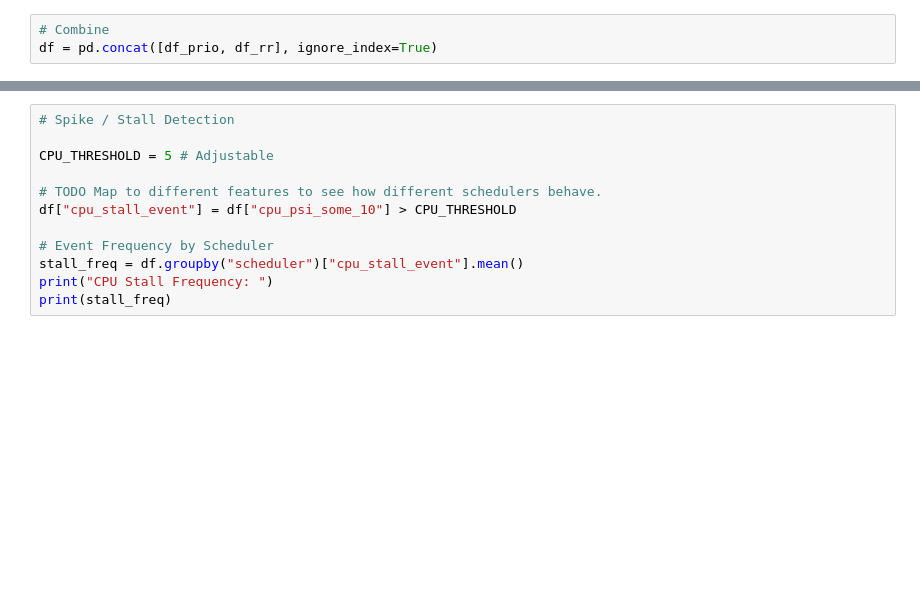
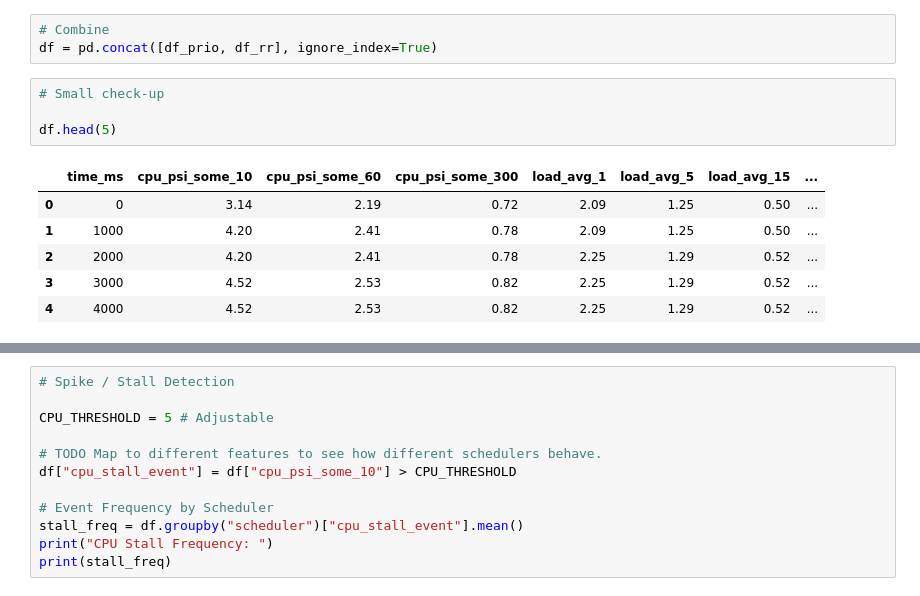
Before and after one commit to dogukanmeral/scx-adapt-experiments, a Jupyter notebook: ml/eda/eda_cpu.ipynb, the cells around one changed output, grey strips where cells are left out. Drawn from its saved outputs; the diff is of its cells as text; blank space fills up the shorter version.

```diff
--- a/ml/eda/eda_cpu.ipynb
+++ b/ml/eda/eda_cpu.ipynb
@@ -68,3 +66,14 @@ df_rr["id"] = df_rr.index + 1
 # %%
 # Combine
 df = pd.concat([df_prio, df_rr], ignore_index=True)
+# %%
+# Small check-up
+
+df.head(5)
+# %% [output]
+|  | time_ms | cpu_psi_some_10 | cpu_psi_some_60 | cpu_psi_some_300 | load_avg_1 | load_avg_5 | load_avg_15 | ... |
+| 0 | 0 | 3.14 | 2.19 | 0.72 | 2.09 | 1.25 | 0.50 | ... |
+| 1 | 1000 | 4.20 | 2.41 | 0.78 | 2.09 | 1.25 | 0.50 | ... |
+| 2 | 2000 | 4.20 | 2.41 | 0.78 | 2.25 | 1.29 | 0.52 | ... |
+| 3 | 3000 | 4.52 | 2.53 | 0.82 | 2.25 | 1.29 | 0.52 | ... |
+| 4 | 4000 | 4.52 | 2.53 | 0.82 | 2.25 | 1.29 | 0.52 | ... |
```
Also changed, not shown: parts of 12 cells of this notebook, 3 other files.
